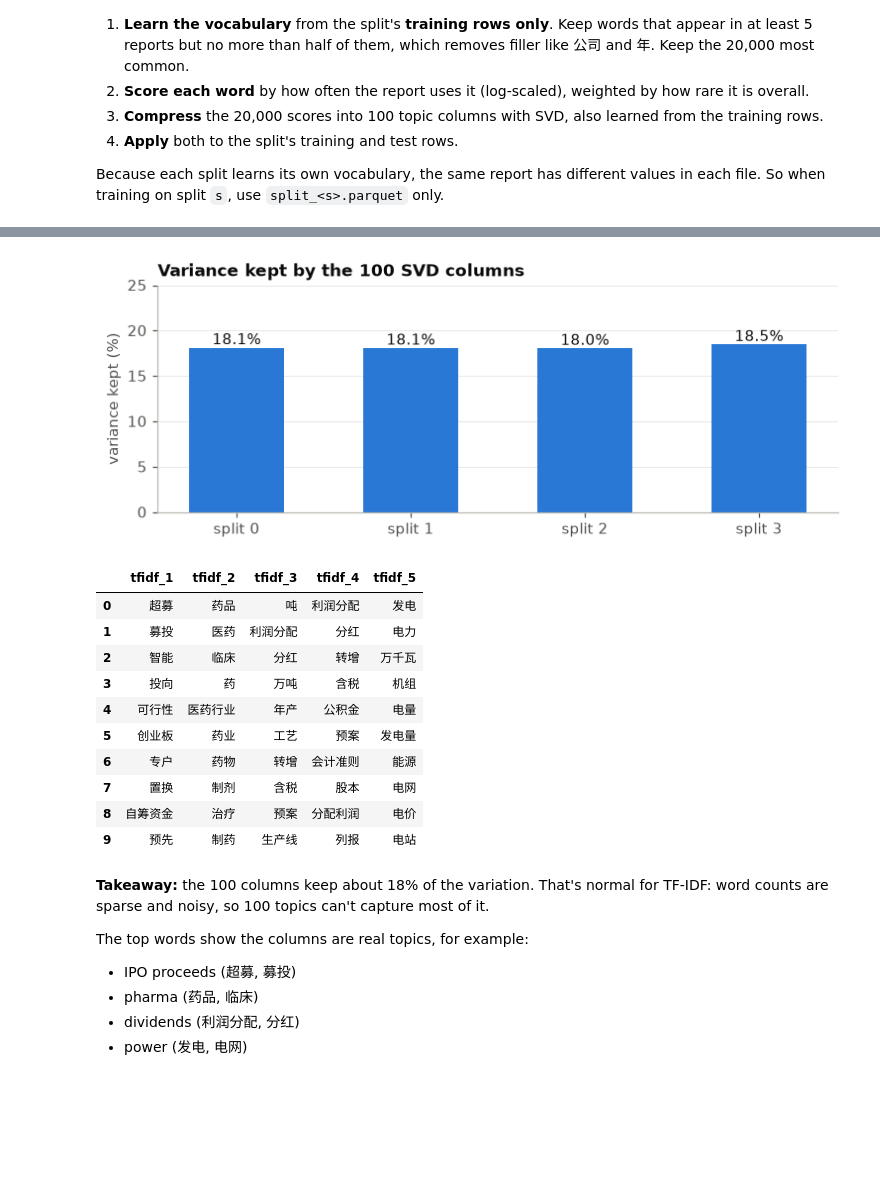
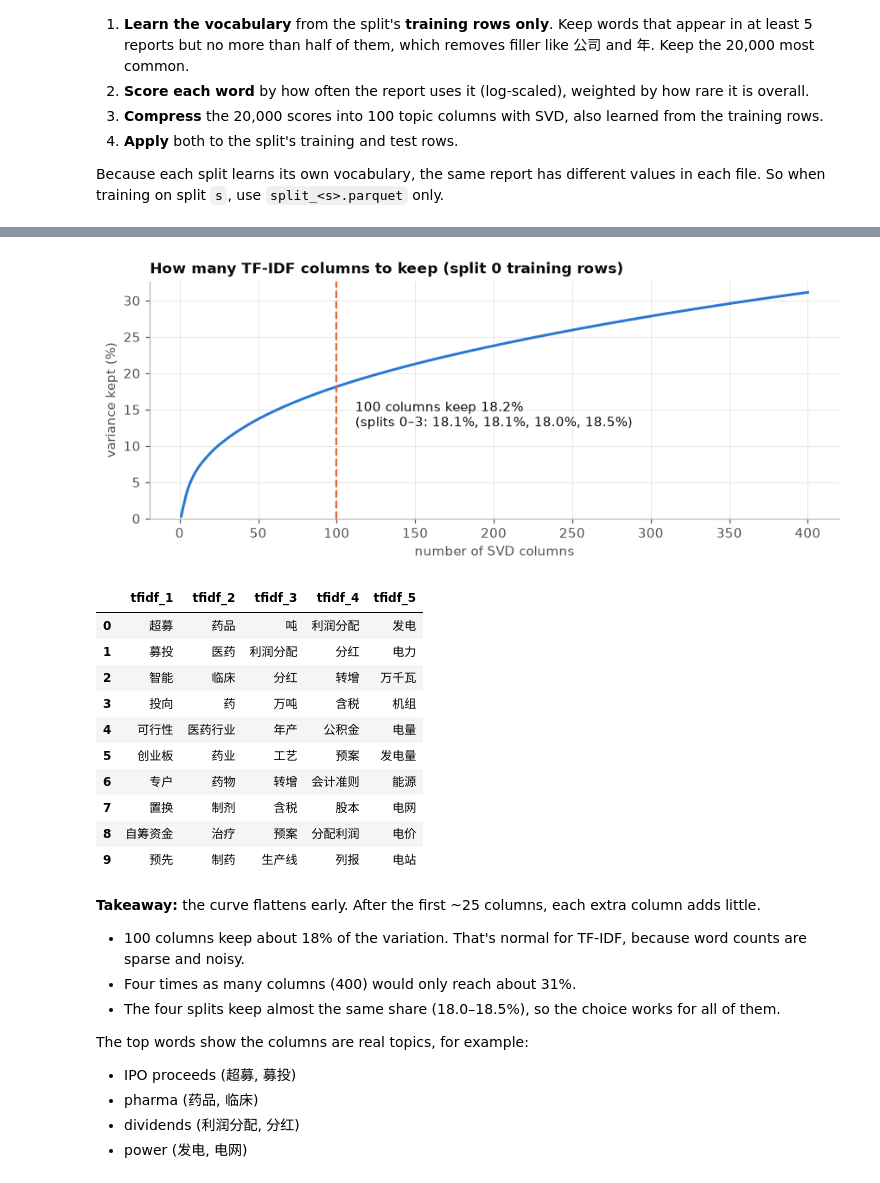
Before and after one commit to iiank/BT4012-Group14, a Jupyter notebook: notebook/02_feature_engineering.ipynb, the cells around one changed output, grey strips where cells are left out. Cells and saved outputs as stored; diff of their text form; code cells hidden in the pictures; blank space fills up the shorter version.

```diff
--- a/notebook/02_feature_engineering.ipynb
+++ b/notebook/02_feature_engineering.ipynb
@@ -53,6 +53,14 @@ plt.rcParams.update({
     "xtick.color": INK_2, "ytick.color": INK_2, "font.size": 9.5,
     "legend.frameon": False, "lines.linewidth": 2,
 })
+
+# Figures are also saved to results/figures/ for the report and slides.
+FIG_DIR = ROOT / "results" / "figures"
+FIG_DIR.mkdir(parents=True, exist_ok=True)
+
+
+def save_fig(fig, name):
+    fig.savefig(FIG_DIR / f"{name}.png", dpi=200, bbox_inches="tight")
 # %% [markdown]
 ## 1. Tabular features
 
@@ -747,28 +775,40 @@ split 3: train 28,532 rows (to 2021), test 5,132 rows (2022)  vocab 20,000  SVD
 # %%
-def plot_tfidf_summary(models):
-    kept = pd.Series({s: svd.explained_variance_ratio_.sum() * 100 for s, (vec, svd) in models.items()})
-    fig, ax = plt.subplots(figsize=(7, 2.8))
-    ax.bar([f"split {s}" for s in kept.index], kept.values, color=BLUE, width=0.55)
-    for x, v in enumerate(kept.values):
-        ax.text(x, v + 0.4, f"{v:.1f}%", ha="center", color=INK)
-    ax.set_ylim(0, 25)
+def plot_tfidf_variance(models, split=0, max_components=400):
+    """Refit a larger SVD on split 0's training rows to show how variance grows with more columns."""
+    splits = pd.read_csv(TFIDF_SPLITS)
+    rows = splits.loc[(splits["split"] == split) & (splits["role"] == "train"), ["nodeID", "Year"]]
+    docs = rows.merge(load_tokens(), on=["nodeID", "Year"])
+    vec, _ = models[split]
+    big = TruncatedSVD(n_components=max_components, random_state=TFIDF_SEED).fit(vec.transform(docs["tokens"]))
+    cum = np.cumsum(big.explained_variance_ratio_) * 100
+    kept = {s: svd.explained_variance_ratio_.sum() * 100 for s, (_, svd) in models.items()}
+
+    fig, ax = plt.subplots(figsize=(8, 3.4))
+    ax.plot(np.arange(1, max_components + 1), cum, color=BLUE)
+    ax.axvline(TFIDF_N_COMPONENTS, color=ORANGE, linestyle="--", linewidth=1.5)
+    ax.annotate(f"{TFIDF_N_COMPONENTS} columns keep {cum[TFIDF_N_COMPONENTS - 1]:.1f}%\n"
+                f"(splits 0–3: {', '.join(f'{v:.1f}%' for v in kept.values())})",
+                xy=(TFIDF_N_COMPONENTS, cum[TFIDF_N_COMPONENTS - 1]), xytext=(14, -30),
+                textcoords="offset points", color=INK)
+    ax.set_xlabel("number of SVD columns")
     ax.set_ylabel("variance kept (%)")
-    ax.set_title("Variance kept by the 100 SVD columns")
-    ax.grid(axis="x", visible=False)
+    ax.set_ylim(0, None)
+    ax.set_title(f"How many TF-IDF columns to keep (split {split} training rows)")
     fig.tight_layout()
+    save_fig(fig, "fe_6_tfidf_variance")
     plt.show()
 
 
 def top_words(models, split=0, components=range(1, 6), n=10):
     vec, svd = models[split]
     names = vec.get_feature_names_out()
     return pd.DataFrame({f"tfidf_{k}": names[np.argsort(-svd.components_[k])[:n]] for k in components})
 
 
-plot_tfidf_summary(tfidf_models)
+plot_tfidf_variance(tfidf_models)
 top_words(tfidf_models)
 # %% [output]
-[figure, old version]
+[figure, new version]
 |  | tfidf_1 | tfidf_2 | tfidf_3 | tfidf_4 | tfidf_5 |
 | 0 | 超募 | 药品 | 吨 | 利润分配 | 发电 |
 | 1 | 募投 | 医药 | 利润分配 | 分红 | 电力 |
@@ -781,7 +821,10 @@ top_words(tfidf_models)
 | 8 | 自筹资金 | 治疗 | 预案 | 分配利润 | 电价 |
 | 9 | 预先 | 制药 | 生产线 | 列报 | 电站 |
 # %% [markdown]
-**Takeaway:** the 100 columns keep about 18% of the variation. That's normal for TF-IDF: word counts are sparse and noisy, so 100 topics can't capture most of it.
+**Takeaway:** the curve flattens early. After the first ~25 columns, each extra column adds little.
+- 100 columns keep about 18% of the variation. That's normal for TF-IDF, because word counts are sparse and noisy.
+- Four times as many columns (400) would only reach about 31%.
+- The four splits keep almost the same share (18.0–18.5%), so the choice works for all of them.
 
 The top words show the columns are real topics, for example:
 - IPO proceeds (超募, 募投)
```
Also changed, not shown: parts of 11 cells of this notebook, 11 other files.
